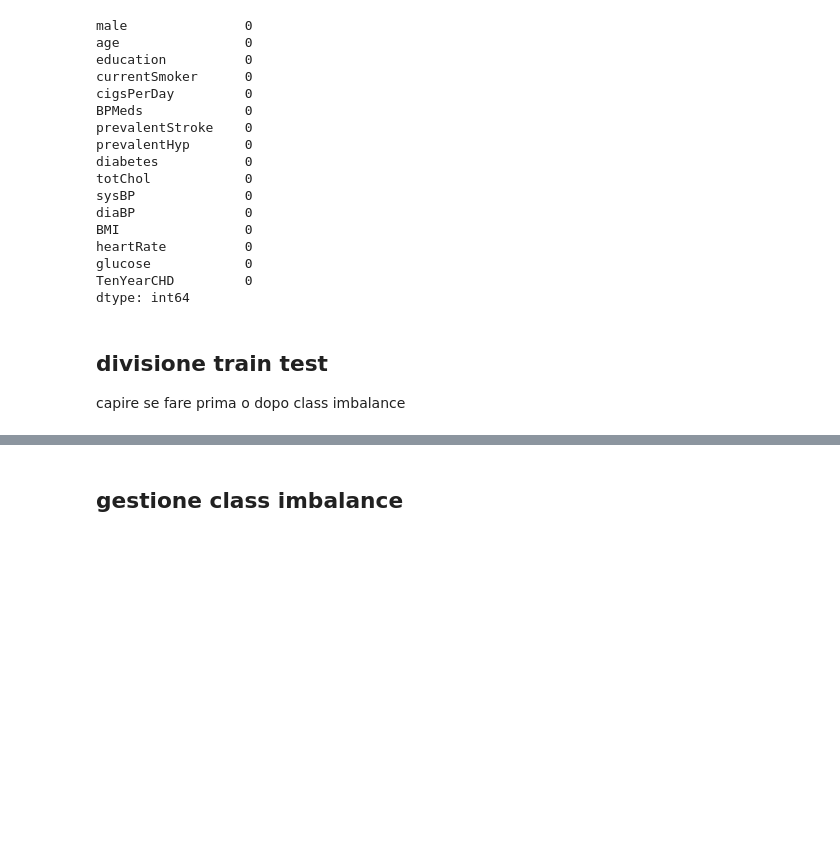
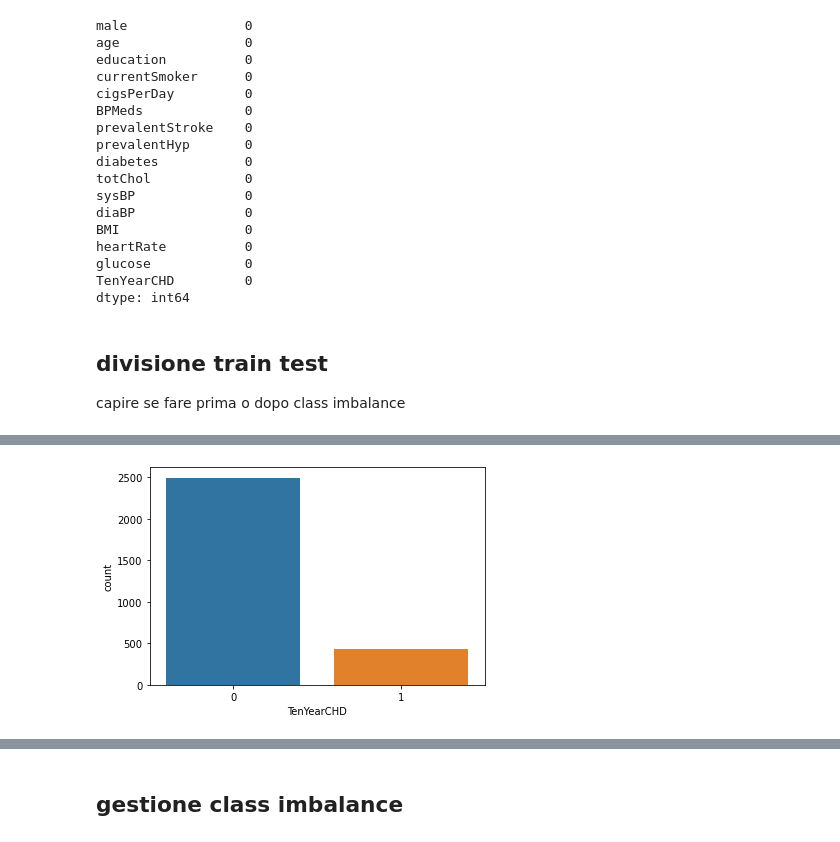
Before and after one commit to lorenzlorg/Big-Data-MAPR-project, a Jupyter notebook: Esercizio Classificazione.ipynb, the cells around one changed output, grey strips where cells are left out. Drawn from its saved outputs; the diff is of its cells as text; code cells hidden in the pictures; blank space fills up the shorter version.

```diff
--- a/Esercizio Classificazione.ipynb
+++ b/Esercizio Classificazione.ipynb
@@ -230,0 +243,4 @@ X_train, X_test, y_train, y_test = train_test_split(X, y, test_size = 0.2, rando
+# %%
+ax = sns.countplot(x=y_train)
+# %% [output]
+[figure, added]
```
Also changed, not shown: parts of 23 cells of this notebook.
